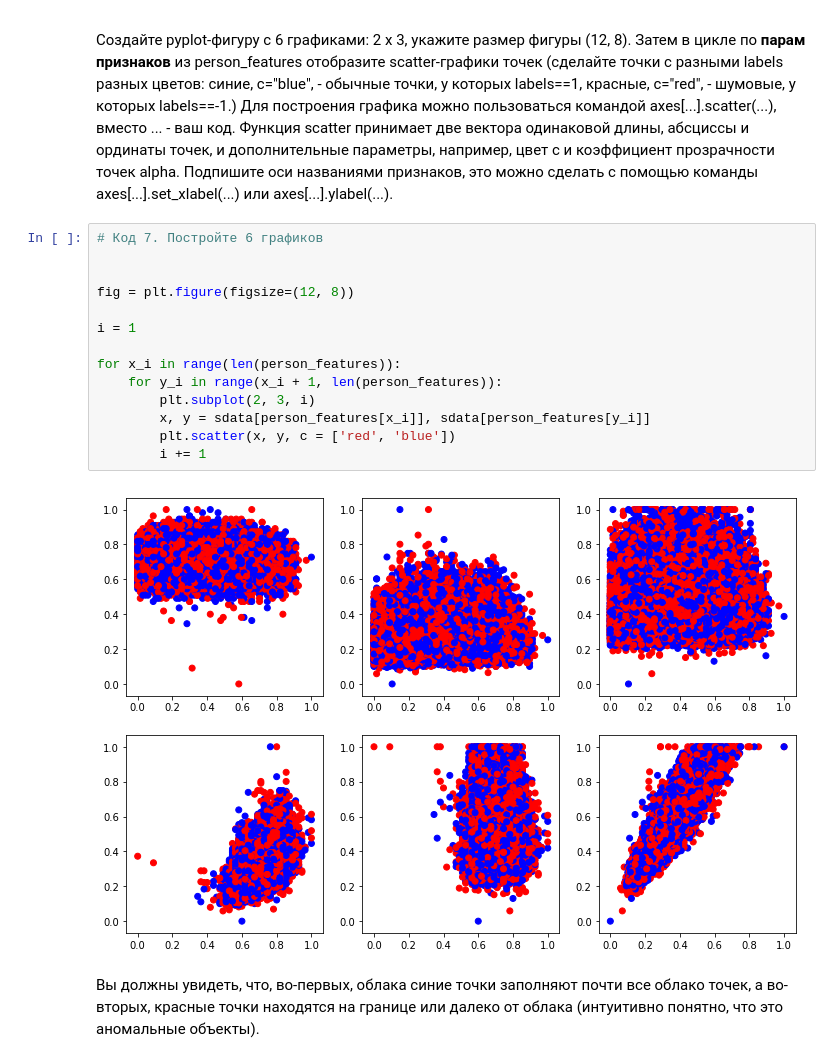
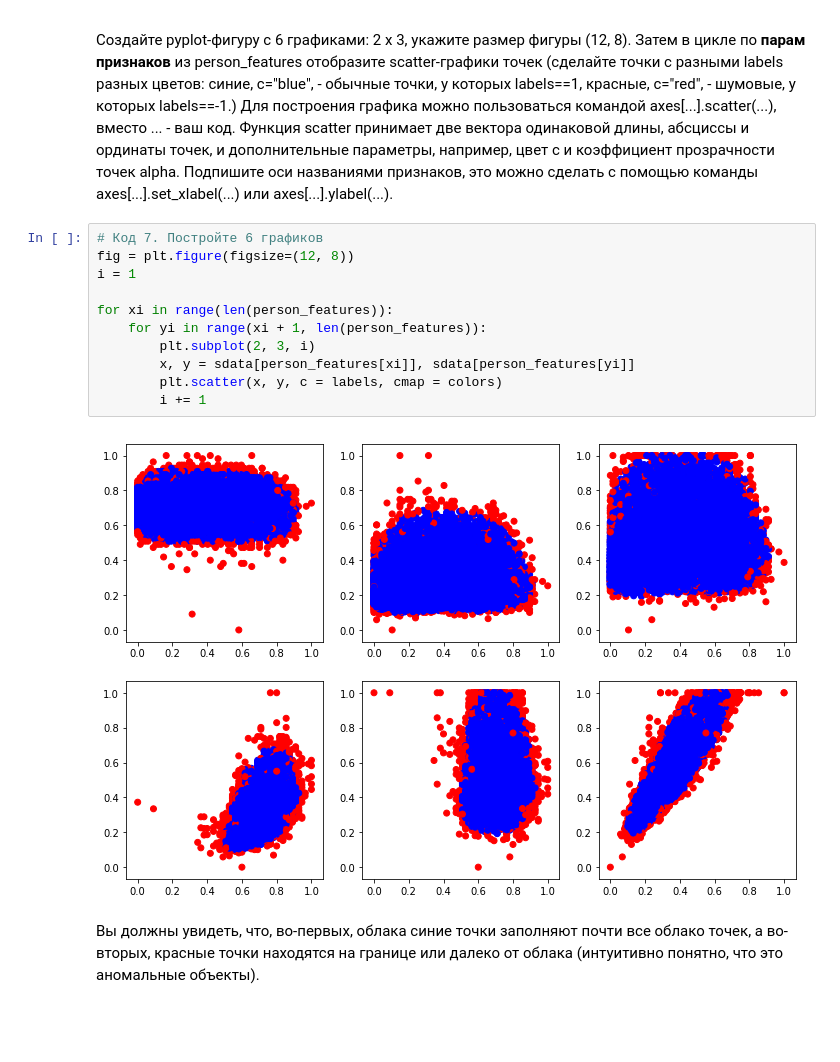
Before and after one commit to zubochenko/unsupervised-learning, a Jupyter notebook: week3/VisualizationPeerReview.ipynb, the cells around one changed output. Drawn from its saved outputs; the diff is of its cells as text; blank space fills up the shorter version.

```diff
--- a/week3/VisualizationPeerReview.ipynb
+++ b/week3/VisualizationPeerReview.ipynb
@@ -366,20 +366,17 @@ labels = svm_.predict(sdata[person_features])
 Создайте pyplot-фигуру с 6 графиками: 2 x 3, укажите размер фигуры (12, 8). Затем в цикле по __парам признаков__ из person_features отобразите scatter-графики точек (сделайте точки с разными labels разных цветов: синие, c="blue", - обычные точки, у которых labels==1, красные, c="red",  - шумовые, у которых labels==-1.) Для построения графика можно пользоваться командой axes[...].scatter(...), вместо ... - ваш код. Функция scatter принимает две вектора одинаковой длины, абсциссы и ординаты точек, и дополнительные параметры, например, цвет c и коэффициент прозрачности точек alpha. Подпишите оси названиями признаков, это можно сделать с помощью команды axes[...].set_xlabel(...) или axes[...].ylabel(...).
 # %%
 # Код 7. Постройте 6 графиков
-
-
 fig = plt.figure(figsize=(12, 8))
-
 i = 1
 
-for x_i in range(len(person_features)):
-    for y_i in range(x_i + 1, len(person_features)):
+for xi in range(len(person_features)):
+    for yi in range(xi + 1, len(person_features)):
         plt.subplot(2, 3, i)
-        x, y = sdata[person_features[x_i]], sdata[person_features[y_i]]
-        plt.scatter(x, y, c = ['red', 'blue'])
+        x, y = sdata[person_features[xi]], sdata[person_features[yi]]
+        plt.scatter(x, y, c = labels, cmap = colors)
         i += 1
 # %% [output]
-[figure, old version]
+[figure, new version]
 # %% [markdown]
 Вы должны увидеть, что, во-первых, облака синие точки заполняют почти все облако точек, а во-вторых, красные точки находятся на границе или далеко от облака (интуитивно понятно, что это аномальные объекты).
 # %% [markdown]
```
